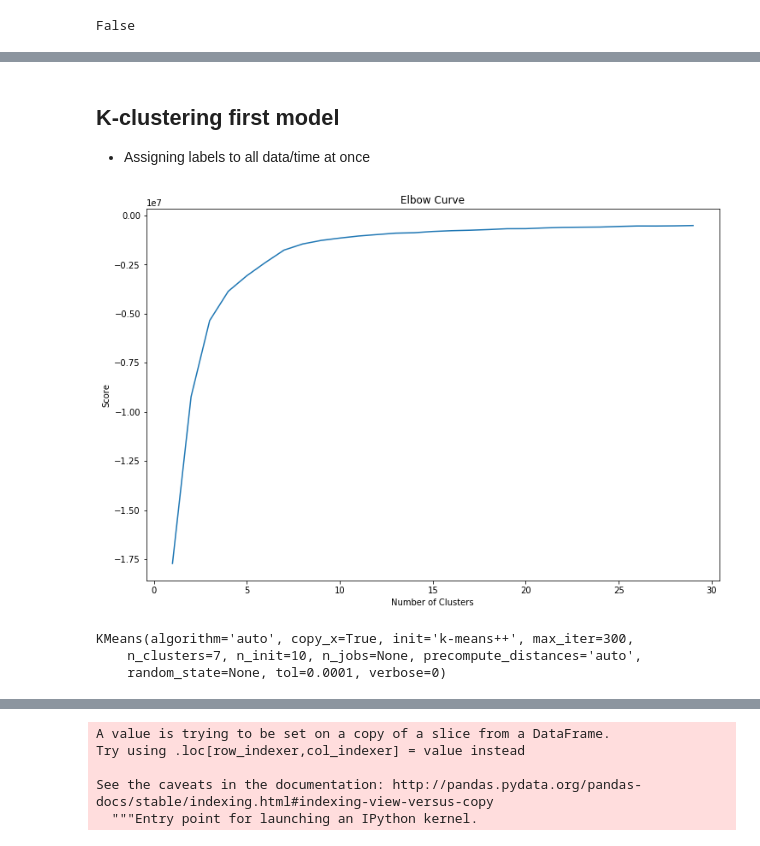
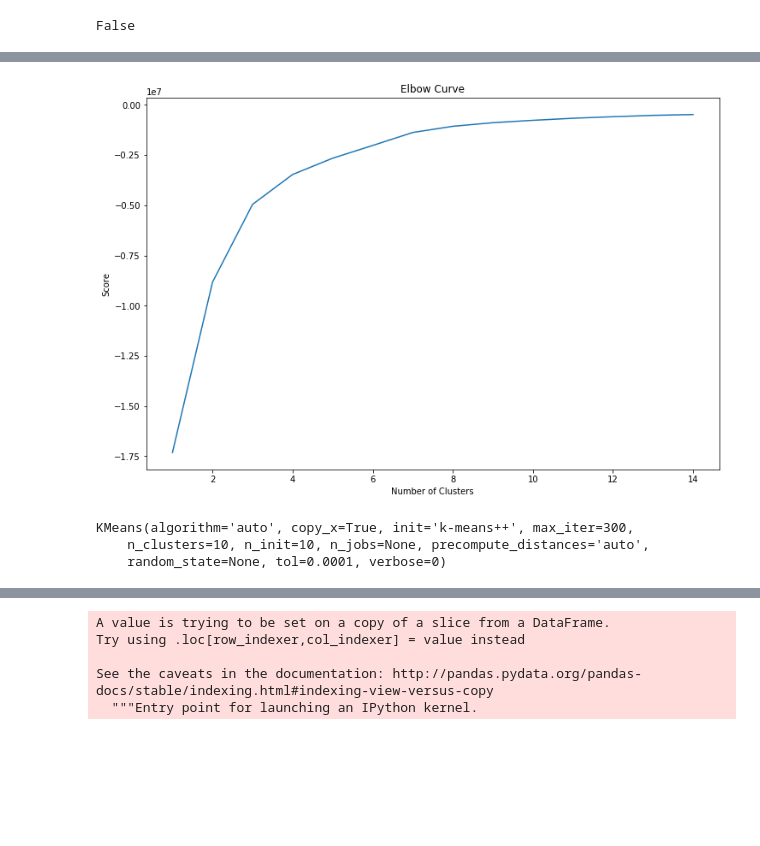
Before and after one commit to cmdelaserna/press-freedom, a Jupyter notebook: notebooks/ACLED data - Africa dataset.ipynb, the cells around one changed output, grey strips where cells are left out. Drawn from its saved outputs; the diff is of its cells as text; code cells hidden in the pictures; blank space fills up the shorter version.

Commit message:
ordered flow in notebook, building baseline model for k-clustering

```diff
--- a/notebooks/ACLED data - Africa dataset.ipynb
+++ b/notebooks/ACLED data - Africa dataset.ipynb
@@ -229,6 +197,3 @@ Name: year, dtype: float64
-# %% [markdown]
-## K-clustering first model
-- Assigning labels to all data/time at once
 # %%
 # Use k-clustering to detect anomalies
 from sklearn.cluster import KMeans
@@ -242,26 +205,26 @@ X = filtered_data.iloc[:,np.r_[0,7,9:n]]
 # %%
 # Use elbow method to select number of clusters
 
-n_cluster = range(1, 30)
+n_cluster = range(1, 15)
 kmeans = [KMeans(n_clusters=i).fit(X) for i in n_cluster]
 scores = [kmeans[i].score(X) for i in range(len(kmeans))]
 
 fig, ax = plt.subplots(figsize=(12,8))
 ax.plot(n_cluster, scores)
 plt.xlabel('Number of Clusters')
 plt.ylabel('Score')
 plt.title('Elbow Curve')
 plt.show()
 # %% [output]
-[figure, old version]
+[figure, new version]
 # %%
 # K-clustering
-c = 7
+c = 10
 clusters = KMeans(n_clusters=c)
 clusters.fit(X)
 # %% [output]
 KMeans(algorithm='auto', copy_x=True, init='k-means++', max_iter=300,
-    n_clusters=7, n_init=10, n_jobs=None, precompute_distances='auto',
+    n_clusters=10, n_init=10, n_jobs=None, precompute_distances='auto',
     random_state=None, tol=0.0001, verbose=0)
 # %%
 X['labels'] = clusters.predict(X)
```
Also changed, not shown: parts of 38 cells of this notebook.
